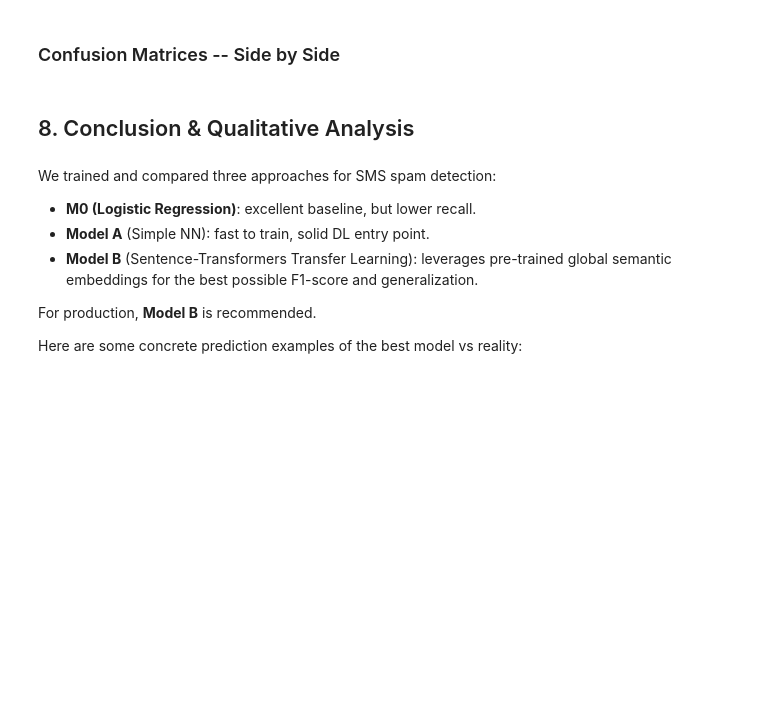
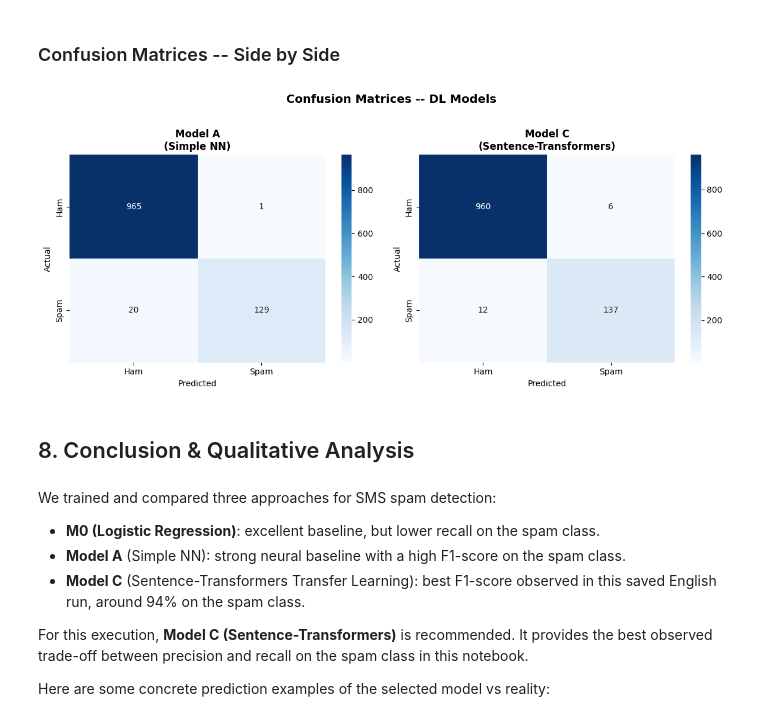
Before and after one commit to philippetoso-commits/jedha_portfolio, a Jupyter notebook: PROJECTS_Deep_Learning_ATT_spam/01-ATT_spam_detector_EN.ipynb, the cells around one changed output. Cells and saved outputs as stored; diff of their text form; code cells hidden in the pictures; blank space fills up the shorter version.

Commit message:
Update ATT spam detector project - notebooks EN/FR, README, FAQ

```diff
--- a/PROJECTS_Deep_Learning_ATT_spam/01-ATT_spam_detector_EN.ipynb
+++ b/PROJECTS_Deep_Learning_ATT_spam/01-ATT_spam_detector_EN.ipynb
@@ -388,34 +585,36 @@ print(f"Best model by F1-score: {best_model} ({comparison.loc[best_model, 'f1']:
 # %%
 fig, axes = plt.subplots(1, 2, figsize=(12, 5))
 
 all_results = [results_a, results_c]
-names = ["Model A\n(Simple NN)", "Model B\n(Sentence-Transformers)"]
+names = ["Model A\n(Simple NN)", "Model C\n(Sentence-Transformers)"]
 
 for i, (res, name) in enumerate(zip(all_results, names)):
     cm = confusion_matrix(y_test, res["y_pred"])
     sns.heatmap(
         cm, annot=True, fmt="d", cmap="Blues",
         xticklabels=["Ham", "Spam"],
         yticklabels=["Ham", "Spam"],
         ax=axes[i],
     )
     axes[i].set_title(f"{name}", fontsize=12, fontweight="bold")
     axes[i].set_xlabel("Predicted")
     axes[i].set_ylabel("Actual")
 
 plt.suptitle("Confusion Matrices -- DL Models", fontsize=14, fontweight="bold", y=1.02)
 plt.tight_layout()
 plt.show()
+# %% [output]
+[figure, added]
 # %% [markdown]
 ## 8. Conclusion & Qualitative Analysis
 # %% [markdown]
 We trained and compared three approaches for SMS spam detection:
 
-- **M0 (Logistic Regression)**: excellent baseline, but lower recall.
-- **Model A** (Simple NN): fast to train, solid DL entry point.
-- **Model B** (Sentence-Transformers Transfer Learning): leverages pre-trained global semantic embeddings for the best possible F1-score and generalization.
+- **M0 (Logistic Regression)**: excellent baseline, but lower recall on the spam class.
+- **Model A** (Simple NN): strong neural baseline with a high F1-score on the spam class.
+- **Model C** (Sentence-Transformers Transfer Learning): best F1-score observed in this saved English run, around 94% on the spam class.
 
-For production, **Model B** is recommended.
+For this execution, **Model C (Sentence-Transformers)** is recommended. It provides the best observed trade-off between precision and recall on the spam class in this notebook.
 
-Here are some concrete prediction examples of the best model vs reality:
+Here are some concrete prediction examples of the selected model vs reality:
 # %%
```
Also changed, not shown: parts of 23 cells of this notebook, 5 other files.
